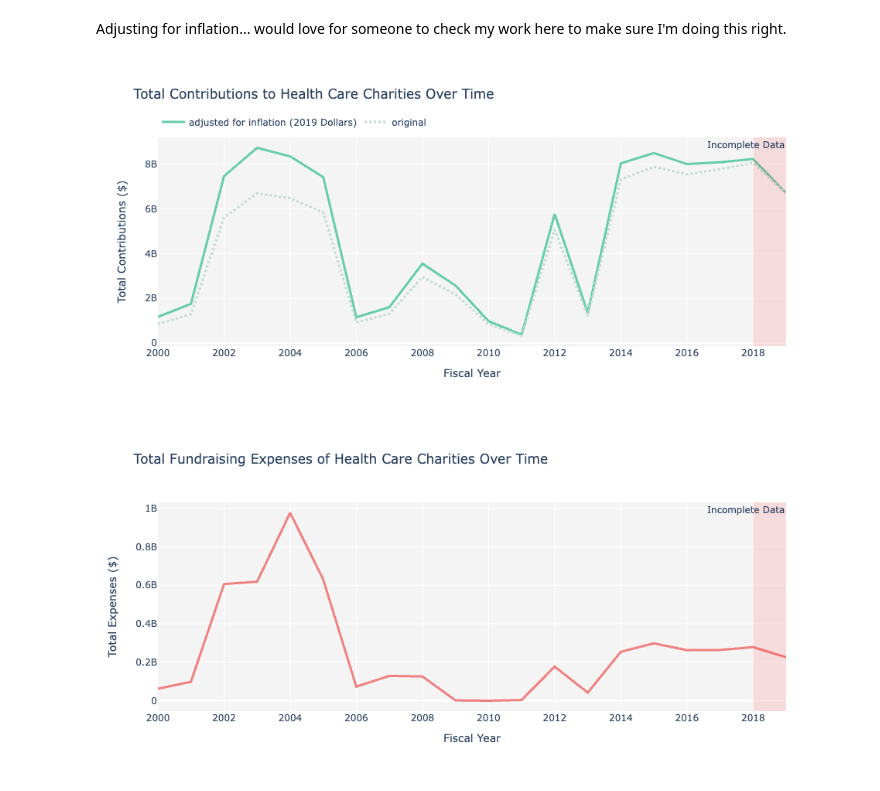
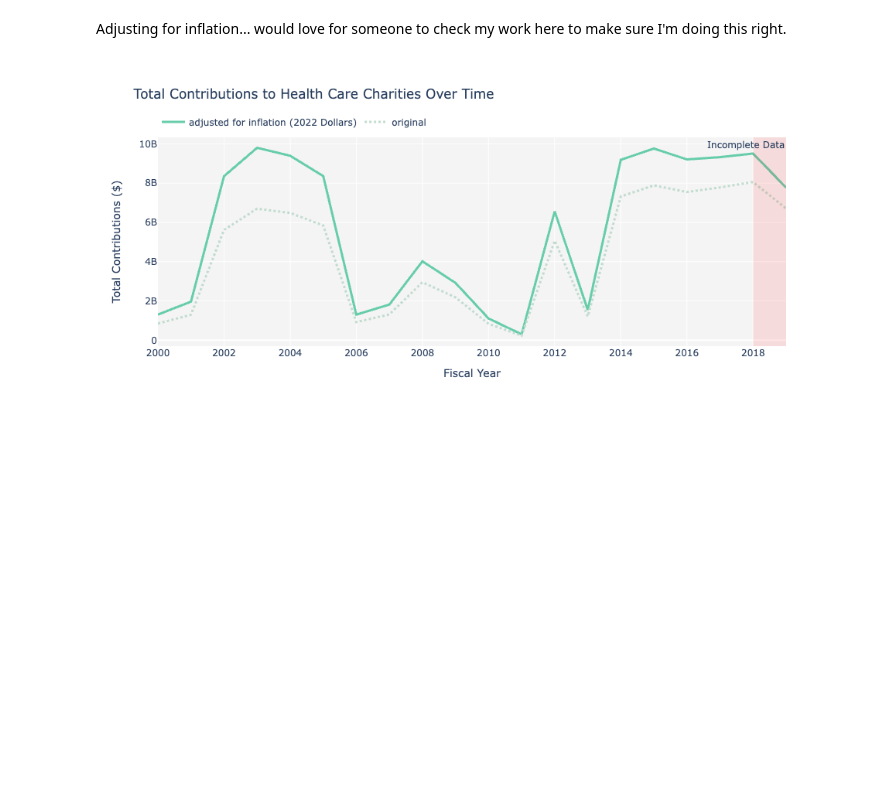
Before and after one commit to DSPG-Young-Scholars-Program/biokind_dspg23, a Jupyter notebook: nccs/code/contribution_trends.ipynb, the cells around one changed output. Drawn from its saved outputs; the diff is of its cells as text; code cells hidden in the pictures; blank space fills up the shorter version.

Commit message:
econ graphs

```diff
--- a/nccs/code/contribution_trends.ipynb
+++ b/nccs/code/contribution_trends.ipynb
@@ -62,21 +36,23 @@ Name: CONT, dtype: float64
 # %% [markdown]
 Adjusting for inflation... would love for someone to check my work here to make sure I'm doing this right.
 # %%
-# adjusting for inflation in terms of 2019
+# adjusting for inflation in terms of 2022
 path = os.path.join(DIR, 'distribution', 'cpi_all.csv')
 cpi = pd.read_csv(path)
+cpi['fis_yr'] = cpi['Year'].apply(lambda x: x + 1)
 
-# 990 forms filed may annually
-cpi = cpi[['Year', 'May']]
-years = cpi['Year'].tolist()
+cpi = cpi[['fis_yr', 'Annual']]
+years = df['FISYR'].unique().tolist()
 
-infl_adj = df[df['FISYR'] == max(df['FISYR'].tolist())].copy()
-pct_rate = 0
-for i in range(len(years) - 2, -1, -1):
-    pct_rate += cpi.loc[i, 'May'] / 100
+infl_adj = None
+diff = max(cpi['fis_yr'].unique()) - max(df['FISYR'].unique())
+pct_rate = sum([cpi.loc[i, 'Annual'] for i in range(len(cpi) - int(diff), len(cpi))]) / 100
+
+for i in range(len(years) - 1, -1, -1):
+    pct_rate += cpi.loc[i, 'Annual'] / 100
     temp = df[df['FISYR'] == years[i]].copy()
     temp[CONT_COL] = temp[CONT_COL].apply(lambda x: x * (pct_rate + 1))
-    temp['SOLICIT'] = temp['SOLICIT'].apply(lambda x: x * (pct_rate + 1))
+    #temp['SOLICIT'] = temp['SOLICIT'].apply(lambda x: x * (pct_rate + 1))
     infl_adj = pd.concat([infl_adj, temp])
 # %%
 total_conts = df[['FISYR', CONT_COL]].groupby('FISYR').sum().reset_index()
@@ -85,57 +61,55 @@ total_conts_adj = infl_adj[['FISYR', CONT_COL]].groupby('FISYR').sum().reset_ind
 # contributions plot
 fig = go.Figure()
 
-line1 = go.Scatter(x=total_conts_adj['FISYR'], y=total_conts_adj[CONT_COL], name='adjusted for inflation ('
-                   + str(int(max(total_conts['FISYR'].tolist()))) + ' Dollars)', yaxis='y1',
-                   line = dict(color = ('mediumaquamarine'), width = 3))
+line1 = go.Scatter(x=total_conts_adj['FISYR'], y=total_conts_adj[CONT_COL], name='adjusted for inflation (2022 Dollars)',
+                   yaxis='y1', line = dict(color = ('mediumaquamarine'), width = 3))
 line2 = go.Scatter(x=total_conts['FISYR'], y=total_conts[CONT_COL], name='original', yaxis='y1',
                    line = dict(color = ('rgba(193, 220, 207, 1)'), width = 3, dash='dot'))
 
 fig.add_trace(line1)
 fig.add_trace(line2)
 
 fig.add_vrect(x0=max(total_conts['FISYR'].tolist()) - 1, x1=max(total_conts['FISYR'].tolist()),
               annotation= dict(text="Incomplete Data"),
               fillcolor="red", opacity=0.1, line_width=0, name="incomplete data")
 
 fig.update_layout(
     title='Total Contributions to Health Care Charities Over Time',
     xaxis_title='Fiscal Year',
     yaxis_title='Total Contributions ($)',
     plot_bgcolor='rgba(200, 200, 200, 0.2)',
     legend=dict(
         orientation="h",
         entrywidth=70,
         yanchor="bottom",
         y=1.02,
         xanchor="left",
         x=0)
     )
 fig.show()
 
 # expenses plot
-fig = go.Figure()
-fig.add_trace(go.Scatter(x=fund_exp['FISYR'], y=fund_exp['SOLICIT'], name='fundraising expenses',
-                   line = dict(color = ('lightcoral'), width = 3)))
+#fig = go.Figure()
+#fig.add_trace(go.Scatter(x=fund_exp['FISYR'], y=fund_exp['SOLICIT'], name='fundraising expenses',
+#                   line = dict(color = ('lightcoral'), width = 3)))
 
-fig.add_vrect(x0=max(total_conts['FISYR'].tolist()) - 1, x1=max(total_conts['FISYR'].tolist()),
-              annotation= dict(text="Incomplete Data"),
-              fillcolor="red", opacity=0.1, line_width=0, name="incomplete data")
+#fig.add_vrect(x0=max(total_conts['FISYR'].tolist()) - 1, x1=max(total_conts['FISYR'].tolist()),
+ #             annotation= dict(text="Incomplete Data"),
+ #             fillcolor="red", opacity=0.1, line_width=0, name="incomplete data")
 
-fig.update_layout(
-    title='Total Fundraising Expenses of Health Care Charities Over Time',
-    xaxis_title='Fiscal Year',
-    yaxis_title='Total Expenses ($)',
-    plot_bgcolor='rgba(200, 200, 200, 0.2)',
-    legend=dict(
-        orientation="h",
-        entrywidth=70,
-        yanchor="bottom",
-        y=1.02,
-        xanchor="left",
-        x=0)
-    )
-fig.show()
+#fig.update_layout(
+ #   title='Total Fundraising Expenses of Health Care Charities Over Time',
+ #   xaxis_title='Fiscal Year',
+ #   yaxis_title='Total Expenses ($)',
+ #   plot_bgcolor='rgba(200, 200, 200, 0.2)',
+ #   legend=dict(
+ #       orientation="h",
+ #       entrywidth=70,
+ #       yanchor="bottom",
+ #       y=1.02,
+ #       xanchor="left",
+ #       x=0)
+ #   )
+#fig.show()
 # %% [output]
-[figure, old version]
+[figure, new version]
-[figure, removed]
```
Also changed, not shown: parts of 9 cells of this notebook, 1 other file.
